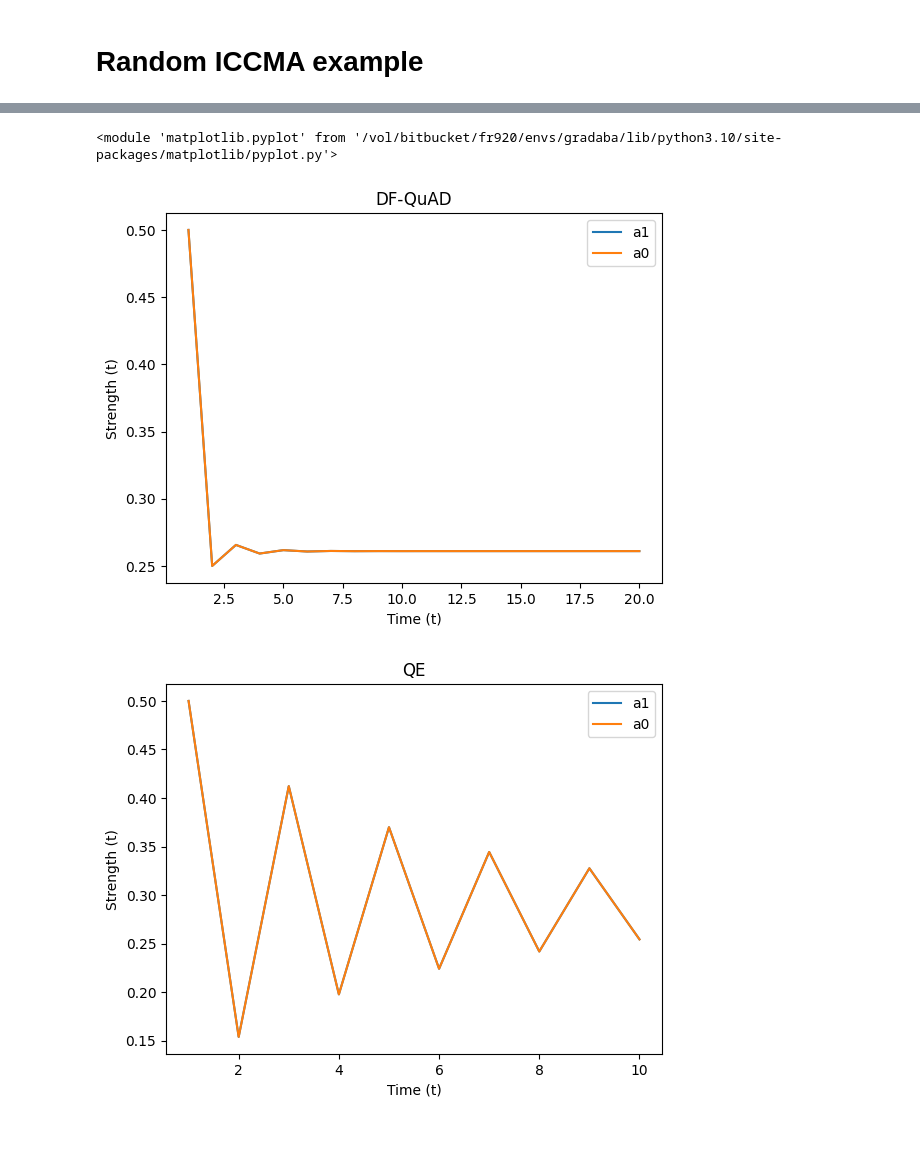
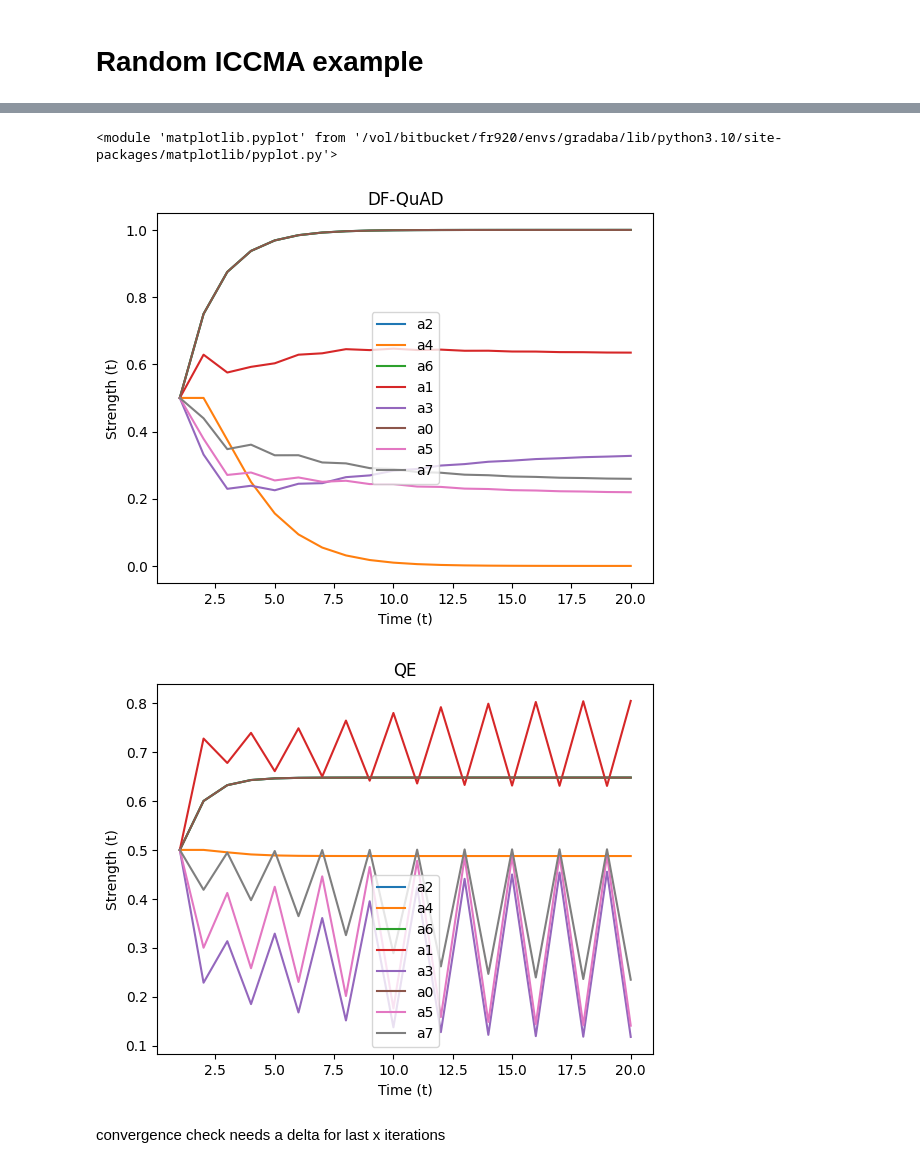
Before and after one commit to briziorusso/GradualABA, a Jupyter notebook: examples/gradual_argumentation_examples.ipynb, the cells around one changed output, grey strips where cells are left out. Cells and saved outputs as stored; diff of their text form; code cells hidden in the pictures; blank space fills up the shorter version.

Commit message:
plot random examples in ipynb

```diff
--- a/examples/gradual_argumentation_examples.ipynb
+++ b/examples/gradual_argumentation_examples.ipynb
@@ -230,29 +230,33 @@ from semantics.modular import QuadraticMaximumInfluence
 
 
 ## Load ICCMA example
-abaf = ABAF(path="/vol/bitbucket/fr920/dependency-graph-alternative/input_data_nf/non_flat_1_s25_c0.02_n0.2_a0.1_r5_b5_1.aba")
+abaf = ABAF(path="/vol/bitbucket/fr920/dependency-graph-alternative/input_data_nf/non_flat_1_s25_c0.02_n0.2_a0.3_r5_b5_1.aba")
 # abaf = ABAF(path="ABA_ICCMA_input.iccma")
-# abaf = ABAF(path="ex2.iccma")
+
 
 print(abaf)
 
+print(f"Number of Assumptions: {len(abaf.assumptions)}")
+print(f"Number of Rules: {len(abaf.rules)}")
+
 bsaf = abaf.to_bsaf()
+
 print(bsaf)
 
 model = DiscreteModular(BSAF=bsaf, aggregation=ProductAggregation(),
                         influence=LinearInfluence(conservativeness=1),
-                        set_aggregation=SetSumAggregation())
+                        set_aggregation=SetProductAggregation())
 
-model.solve(20, generate_plot=True)
+model.solve(20, generate_plot=True, verbose=True)
 
 strengthplot(model, 1, 1, "DF-QuAD")
 
 
 model2 = DiscreteModular(BSAF=bsaf, aggregation=SumAggregation(),
                         influence=QuadraticMaximumInfluence(conservativeness=1),
-                        set_aggregation=SetSumAggregation())
+                        set_aggregation=SetProductAggregation())
 
-model2.solve(10, generate_plot=True)
+model2.solve(20, generate_plot=True, verbose=True)
 
 strengthplot(model2, 1, 1, "QE")
 # %% [output]
@@ -276,3 +280,5 @@ Set Aggregation:  SetSumAggregation
 <module 'matplotlib.pyplot' from '/vol/bitbucket/fr920/envs/gradaba/lib/python3.10/site-packages/matplotlib/pyplot.py'>
-[figure, old version]
+[figure, new version]
-[figure, old version]
+[figure, new version]
+# %% [markdown]
+convergence check needs a delta for last x iterations
```
Also changed, not shown: parts of 1 cell of this notebook.
